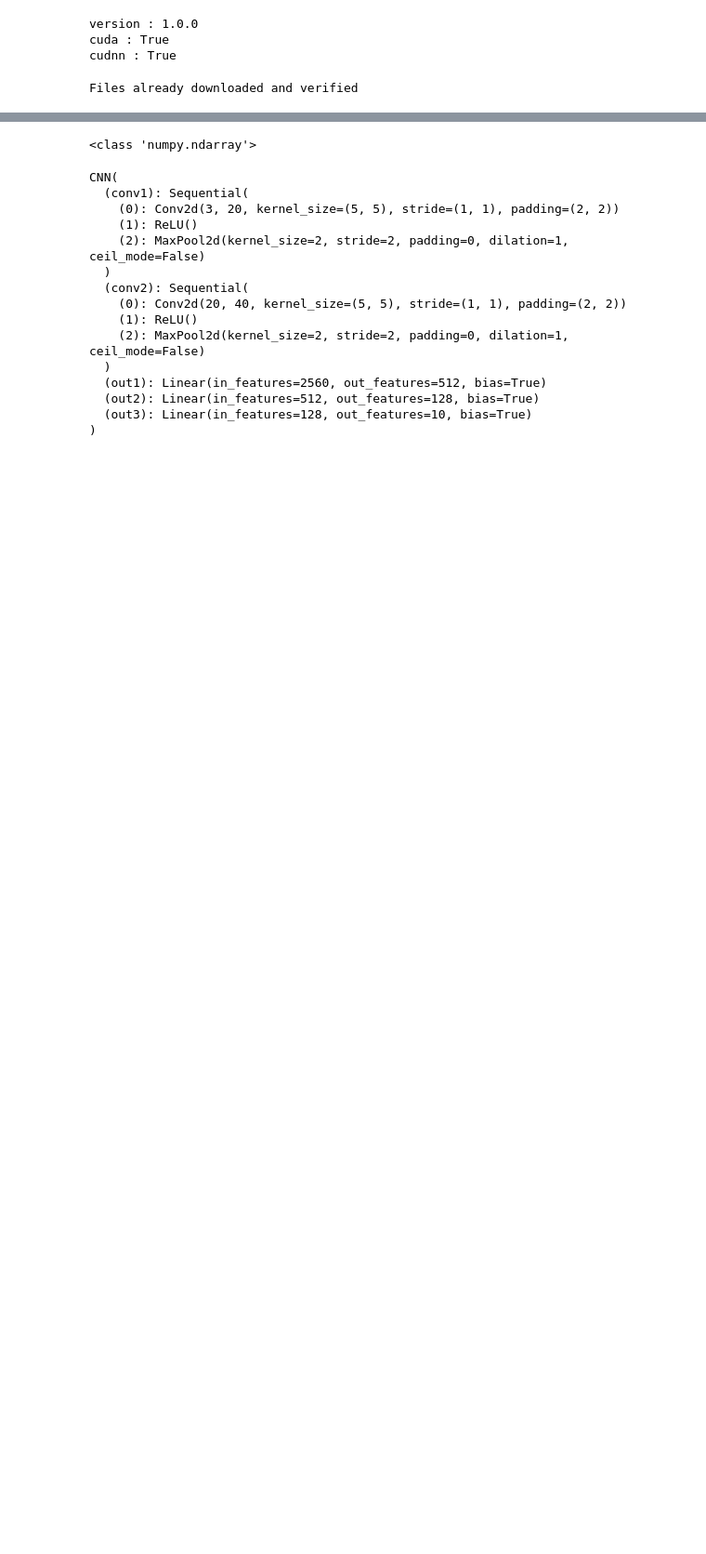
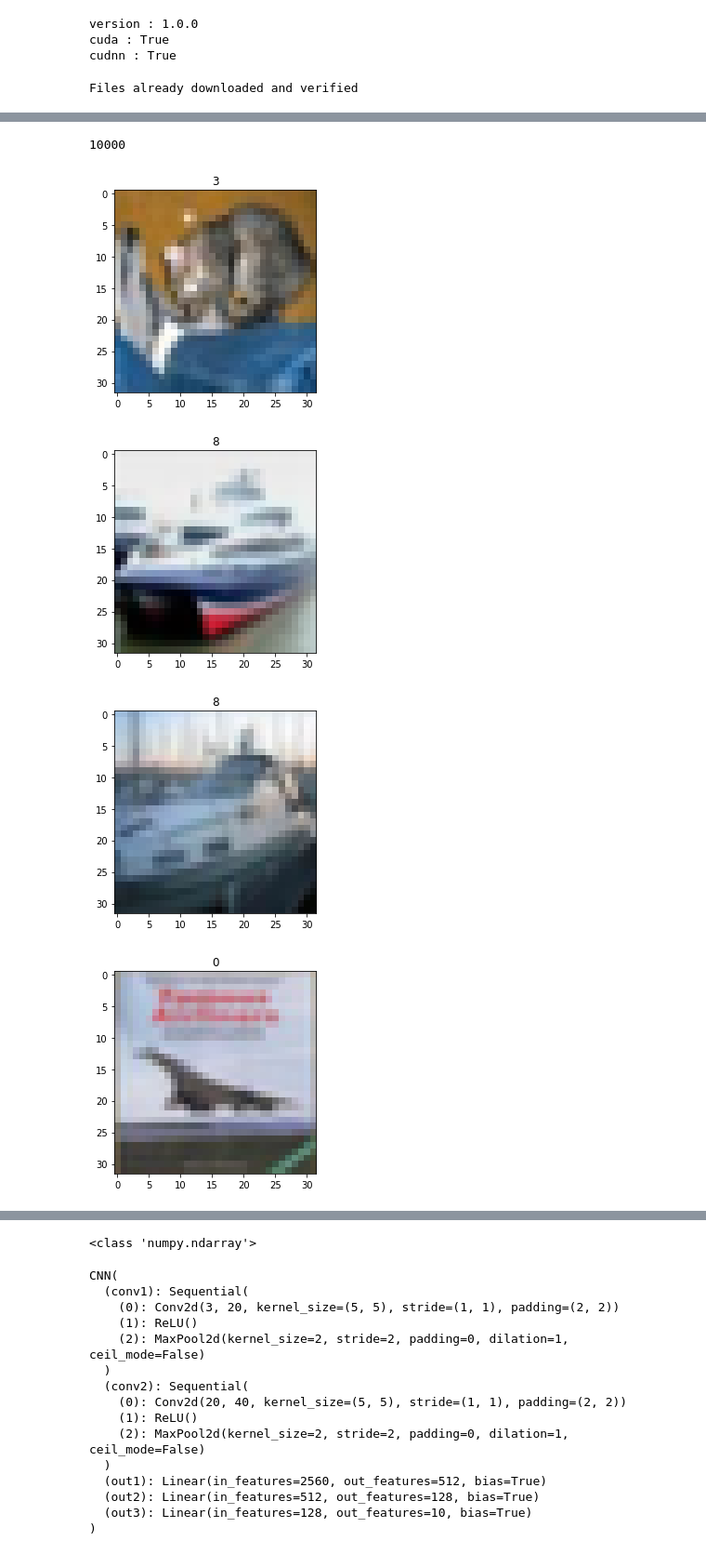
Before and after one commit to tony92151/pytorch_learning, a Jupyter notebook: Daily practice/day8/day8.ipynb, the cells around one changed output, grey strips where cells are left out. Shown at 93% size. Cells and saved outputs as stored; diff of their text form; code cells hidden in the pictures; blank space fills up the shorter version.

```diff
--- a/Daily practice/day8/day8.ipynb
+++ b/Daily practice/day8/day8.ipynb
@@ -34,7 +31,7 @@ Files already downloaded and verified
 # %%
 print(len(train_data.train_data))
 print(len(train_data.train_labels))
-for i in range(10):
+for i in range(5):
     img = np.asarray(train_data.train_data[i])
     plt.imshow(img, cmap='gray')
     plt.title('%i' % train_data.train_labels[i])
@@ -56,3 +48,16 @@ for i in range(10):
 test_data = torchvision.datasets.CIFAR10(root='./data/',
                               train=False,
                               transform=torchvision.transforms.ToTensor())
+# %%
+print(len(test_data.test_data))
+for i in range(5):
+    img = np.asarray(test_data.test_data[i])
+    plt.imshow(img, cmap='gray')
+    plt.title('%i' % test_data.test_labels[i])
+    plt.show()
+# %% [output]
+10000
+[figure, added]
+[figure, added]
+[figure, added]
+[figure, added]
```
Also changed, not shown: parts of 10 cells of this notebook, 3 other files.
